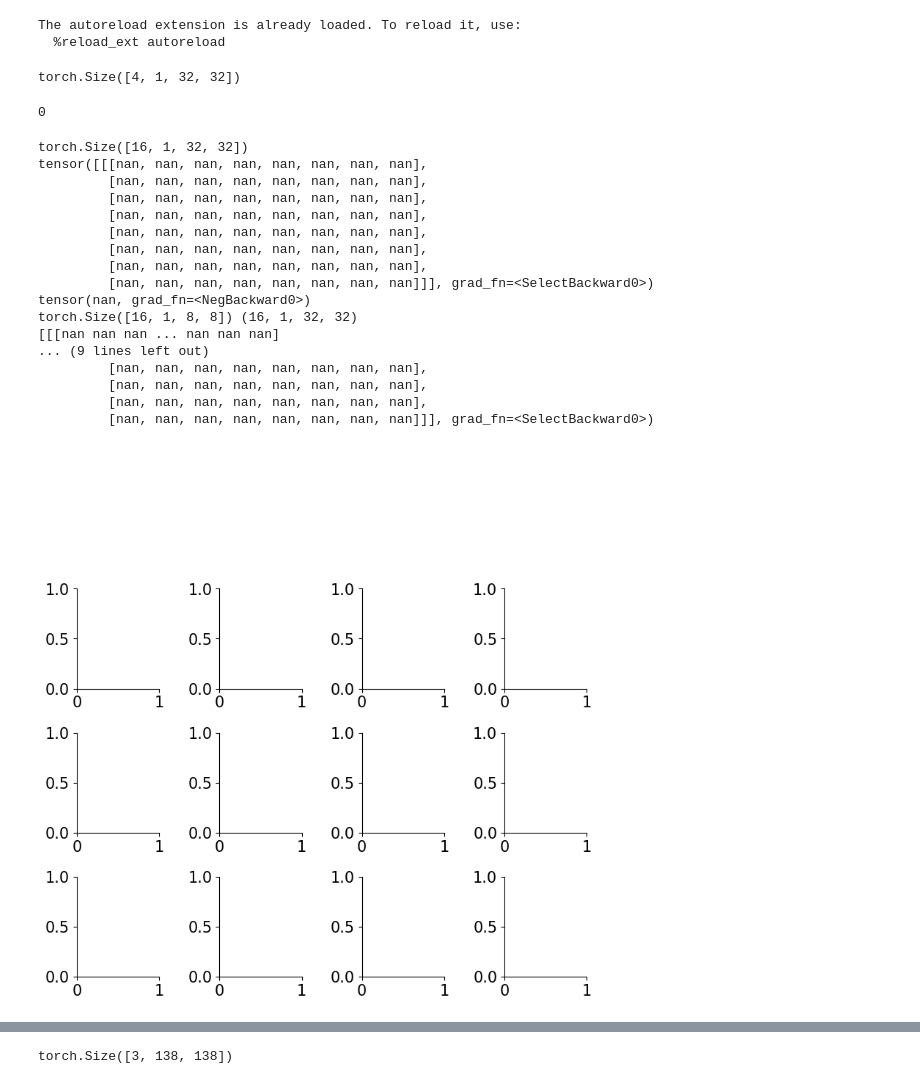
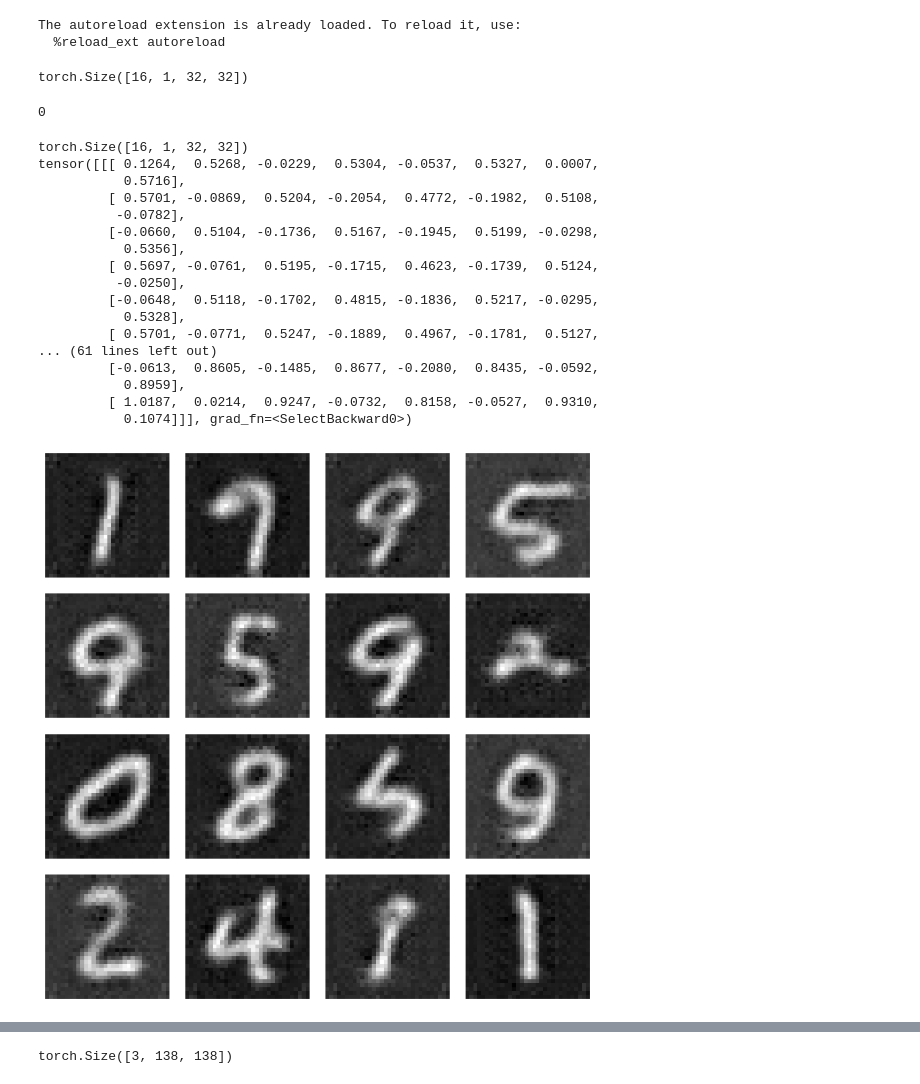
Before and after one commit to adam2392/ciflows, a Jupyter notebook: notebooks/01_injflow_results.ipynb, the cells around one changed output, grey strips where cells are left out. Drawn from its saved outputs; the diff is of its cells as text; code cells hidden in the pictures.

Commit message:
Fix pl model
Signed-off-by: Adam Li <adam2392@gmail.com>

```diff
--- a/notebooks/01_injflow_results.ipynb
+++ b/notebooks/01_injflow_results.ipynb
@@ -36,7 +36,7 @@ from ciflows.datasets.mnist import MNISTDataModule
 root = Path('/Users/adam2392/pytorch_data/ciflows/vae/results/')
 
 # Set up training configurations
-batch_size = 4
+batch_size = 16
 num_workers = 8
 shuffle = True
 
@@ -62,7 +62,7 @@ print(samples.shape)
 
 # plt.show()
 # %% [output]
-torch.Size([4, 1, 32, 32])
+torch.Size([16, 1, 32, 32])
 # %%
 # reload the model from checkpoint
 root = Path("/Users/adam2392/pytorch_data/ciflows/")
@@ -87,39 +88,39 @@ print(v[0])
 v = model.bij_model.inverse(v)
 inj_v = model.inj_model.inverse(samples)
 loss = model.bij_model.forward_kld(inj_v)
-samples_recon = model.inj_model(model.bij_model(vlatent)).detach().numpy()
+samples_recon = model.inj_model(model.bij_model(v)).detach().numpy()
 # samples_recon = model.forward(vlatent).detach().numpy()
 print(loss)
 print(vlatent.shape, samples_recon.shape)
 print(samples_recon[0], vlatent[1])
 # %% [output]
 torch.Size([16, 1, 32, 32])
-tensor([[[nan, nan, nan, nan, nan, nan, nan, nan],
-         [nan, nan, nan, nan, nan, nan, nan, nan],
-         [nan, nan, nan, nan, nan, nan, nan, nan],
-         [nan, nan, nan, nan, nan, nan, nan, nan],
-         [nan, nan, nan, nan, nan, nan, nan, nan],
-         [nan, nan, nan, nan, nan, nan, nan, nan],
-         [nan, nan, nan, nan, nan, nan, nan, nan],
-         [nan, nan, nan, nan, nan, nan, nan, nan]]], grad_fn=<SelectBackward0>)
-tensor(nan, grad_fn=<NegBackward0>)
-torch.Size([16, 1, 8, 8]) (16, 1, 32, 32)
-[[[nan nan nan ... nan nan nan]
-... (9 lines left out)
-         [nan, nan, nan, nan, nan, nan, nan, nan],
-         [nan, nan, nan, nan, nan, nan, nan, nan],
-         [nan, nan, nan, nan, nan, nan, nan, nan],
-         [nan, nan, nan, nan, nan, nan, nan, nan]]], grad_fn=<SelectBackward0>)
+tensor([[[ 0.1264,  0.5268, -0.0229,  0.5304, -0.0537,  0.5327,  0.0007,
+           0.5716],
+         [ 0.5701, -0.0869,  0.5204, -0.2054,  0.4772, -0.1982,  0.5108,
+          -0.0782],
+         [-0.0660,  0.5104, -0.1736,  0.5167, -0.1945,  0.5199, -0.0298,
+           0.5356],
+         [ 0.5697, -0.0761,  0.5195, -0.1715,  0.4623, -0.1739,  0.5124,
+          -0.0250],
+         [-0.0648,  0.5118, -0.1702,  0.4815, -0.1836,  0.5217, -0.0295,
+           0.5328],
+         [ 0.5701, -0.0771,  0.5247, -0.1889,  0.4967, -0.1781,  0.5127,
+... (61 lines left out)
+         [-0.0613,  0.8605, -0.1485,  0.8677, -0.2080,  0.8435, -0.0592,
+           0.8959],
+         [ 1.0187,  0.0214,  0.9247, -0.0732,  0.8158, -0.0527,  0.9310,
+           0.1074]]], grad_fn=<SelectBackward0>)
 # %%
 fig, axes = plt.subplots(4, 4, figsize=(8, 8))
-for i in range(4):
+for i in range(batch_size):
     ax = axes[i // 4, i % 4]
     ax.imshow(samples_recon[i].squeeze(), cmap="gray")
     ax.axis("off")
 
 plt.show()
 # %% [output]
-[figure, old version]
+[figure, new version]
 # %%
 # samples = samples_recon
 # Step 8: Generate Samples
```
Also changed, not shown: parts of 2 cells of this notebook, 3 other files.
